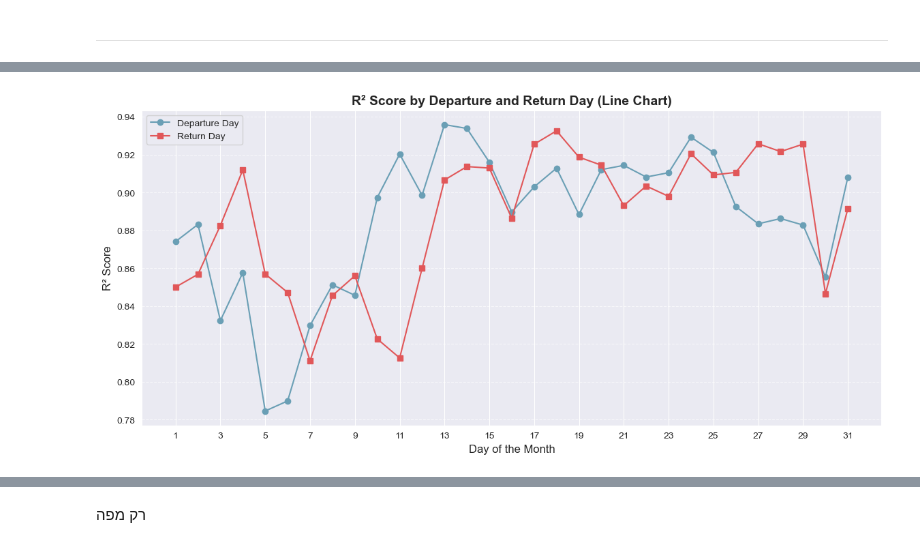
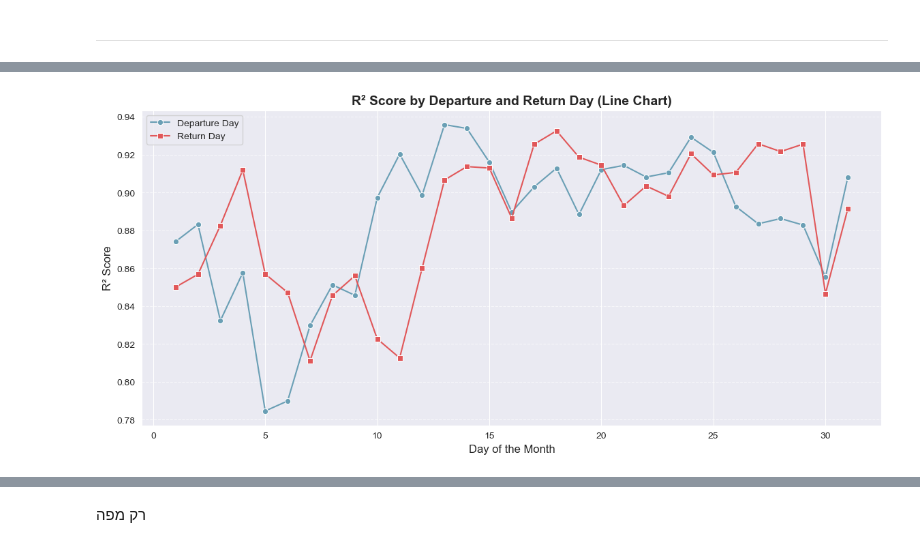
Before and after one commit to Andrian2024/DSProject-Flights, a Jupyter notebook: Algo4-Andrian-Flights_XGBOOST.ipynb, the cells around one changed output, grey strips where cells are left out. Drawn from its saved outputs; the diff is of its cells as text; code cells hidden in the pictures.

```diff
--- a/Algo4-Andrian-Flights_XGBOOST.ipynb
+++ b/Algo4-Andrian-Flights_XGBOOST.ipynb
@@ -775,3 +779,12 @@ plt.tight_layout()
 plt.show()
 # %% [output]
 [figure]
+# %%
+# Create a DataFrame for error analysis
+error_analysis_df = X_test.copy()  # Copy the test set features
+error_analysis_df["Residuals"] = y_test - y_pred_updated  # Calculate residuals
+error_analysis_df["Actual Price"] = y_test  # Add actual prices
+error_analysis_df["Predicted Price"] = y_pred_updated  # Add predicted prices
+
+# Display the first few rows
+print(error_analysis_df.head())
@@ -977,21 +962,31 @@ ValueError: The truth value of a Series is ambiguous. Use a.empty, a.bool(), a.i
 # %%
-# Create a line chart for R² scores by day
-fig, ax = plt.subplots(figsize=(14, 6))
+# Compute R² scores for each departure and return day using y_pred_updated
+onward_r2_series = error_analysis_df.groupby("Departure Day").apply(lambda x: r2_score(x["Actual Price"], x["Predicted Price"])).dropna()
+return_r2_series = error_analysis_df.groupby("Return Day").apply(lambda x: r2_score(x["Actual Price"], x["Predicted Price"])).dropna()
 
-# Plot Departure Day R²
-ax.plot(days_order, onward_r2_series, marker="o", linestyle="-", color="#6A9FB5", label="Departure Day")
+# Ensure correct order (1-31 days)
+days_order = list(range(1, 32))
+onward_r2_series = onward_r2_series.reindex(days_order)
+return_r2_series = return_r2_series.reindex(days_order)
 
-# Plot Return Day R²
-ax.plot(days_order, return_r2_series, marker="s", linestyle="-", color="#E15759", label="Return Day")
+# Check if there are valid values to plot
+if onward_r2_series.isnull().all() or return_r2_series.isnull().all():
+    print("No valid R² values found for departure or return days.")
+else:
+    # Create figure
+    fig, ax = plt.subplots(figsize=(14, 6))
 
-# Labels and Formatting
-ax.set_xlabel("Day of the Month", fontsize=12)
-ax.set_ylabel("R² Score", fontsize=12)
-ax.set_title("R² Score by Departure and Return Day (Line Chart)", fontsize=14, fontweight="bold")
-ax.legend()
+    # Plot R² scores for departure and return days
+    sns.lineplot(x=days_order, y=onward_r2_series, marker="o", label="Departure Day", ax=ax, color="#6A9FB5")
+    sns.lineplot(x=days_order, y=return_r2_series, marker="s", label="Return Day", ax=ax, color="#E15759")
 
-plt.grid(axis="y", linestyle="--", alpha=0.7)
-plt.xticks(days_order[::2])  # Show every second day for readability
-plt.show()
+    # Labels and Formatting
+    ax.set_xlabel("Day of the Month", fontsize=12)
+    ax.set_ylabel("R² Score", fontsize=12)
+    ax.set_title("R² Score by Departure and Return Day (Line Chart)", fontsize=14, fontweight="bold")
+    ax.legend()
+
+    plt.grid(axis="y", linestyle="--", alpha=0.7)
+    plt.show()
 # %% [output]
-[figure, old version]
+[figure, new version]
```
Also changed, not shown: parts of 17 cells of this notebook.
